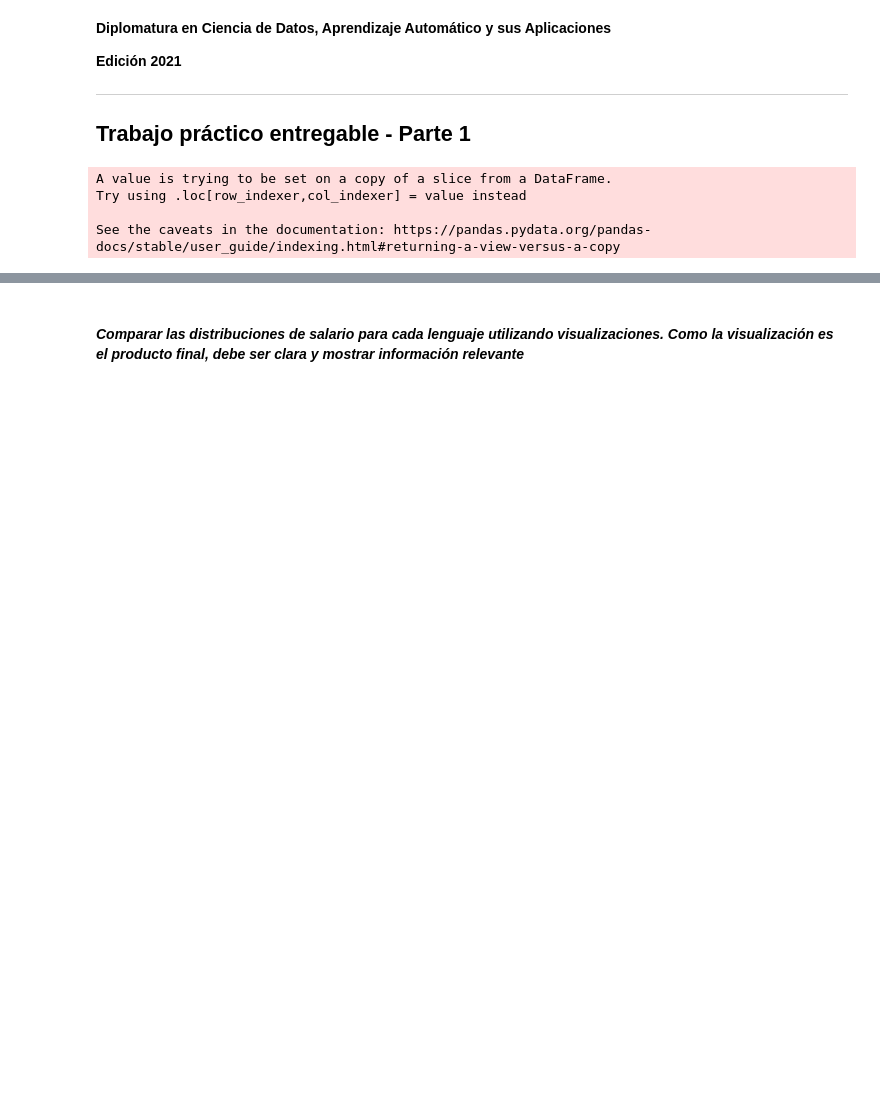
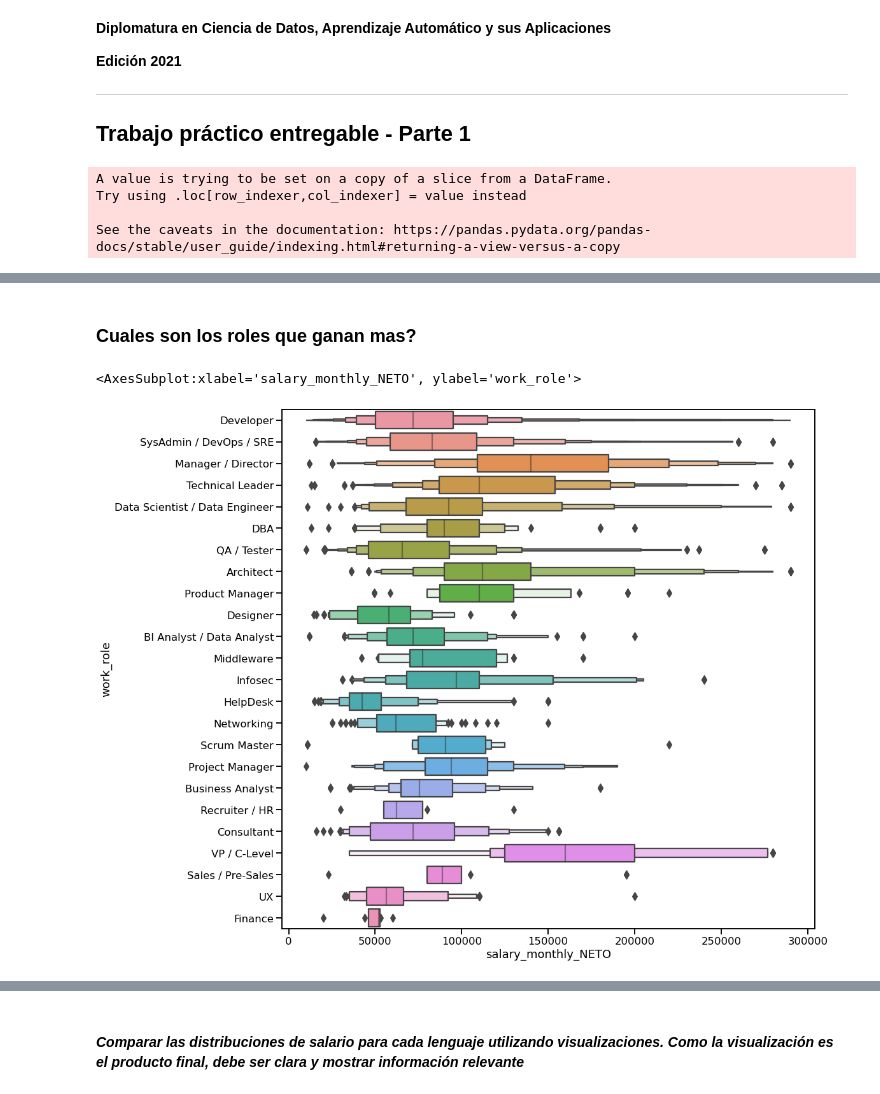
Before and after one commit to neolaand/diplodatos, a Jupyter notebook: entregable_rtas.ipynb, the cells around one changed output, grey strips where cells are left out. Drawn from its saved outputs; the diff is of its cells as text; code cells hidden in the pictures; blank space fills up the shorter version.

```diff
--- a/entregable_rtas.ipynb
+++ b/entregable_rtas.ipynb
@@ -23,7 +23,22 @@ df = pd.read_csv(url)
 salary_col = 'salary_monthly_NETO'
 lang_col = 'tools_programming_languages'
 framework_col = 'tools_frameworks'
-relevant_columns = [lang_col, salary_col, framework_col, "work_role"]
+relevant_columns = [
+    'tools_programming_languages',
+    'salary_monthly_NETO',
+    'salary_monthly_BRUTO',
+    'tools_work_pc_os',
+    'work_contract_type',
+    'tools_frameworks',
+    'profile_years_experience',
+    'salary_satisfaction',
+    'company_main_activity',
+    'salary_in_usd',
+    'work_role',
+    'work_years_in_company',
+    'profile_gender',
+    'profile_age'
+]
 # %%
 # Normalize columns types
 df['salary_monthly_NETO'] = df['salary_monthly_NETO'].astype(float)
@@ -211,0 +113,20 @@ for lang in programming_languages:
+# %%
+# Create a new column with the list of languages
+df_inliers.loc[:, 'cured_programming_languages'] = df_inliers.tools_programming_languages\
+    .apply(split_languages)
+if 'cured_programming_languages' not in relevant_columns:
+    relevant_columns.append('cured_programming_languages')
+
+df_lang = df_inliers.cured_programming_languages\
+    .apply(pd.Series).stack()\
+    .reset_index(level=-1, drop=True).to_frame()\
+    .join(df[relevant_columns])\
+    .rename(columns={0: 'programming_language'})\
+    .reset_index(drop=True)
+
+# Filter out languages that we want to exclude
+# Complete here with your selected list.
+interesting_languages = ["javascript", "sql", "html", "python", "java", "php"\
+                         , ".net", "typescript", "c#", "go", "c++", "c", "vba", "kotlin", "swift"]
+df_lang = df_lang[df_lang.programming_language.isin(interesting_languages)]
+df_lang
@@ -211,0 +158,10 @@ for lang in programming_languages:
+# %% [markdown]
+### Cuales son los roles que ganan mas?
+# %%
+fig = plt.figure(figsize=(15,15))
+df_key_roles = df_lang[df_lang["work_role"]\
+                          .isin(df_roles_count[df_roles_count["frequency"] > 10]["work_role"])]
+seaborn.boxenplot(data = df_key_roles, y='work_role', x='salary_monthly_NETO')
+# %% [output]
+<AxesSubplot:xlabel='salary_monthly_NETO', ylabel='work_role'>
+[figure, added]
```
Also changed, not shown: parts of 27 cells of this notebook, 3 other files.
